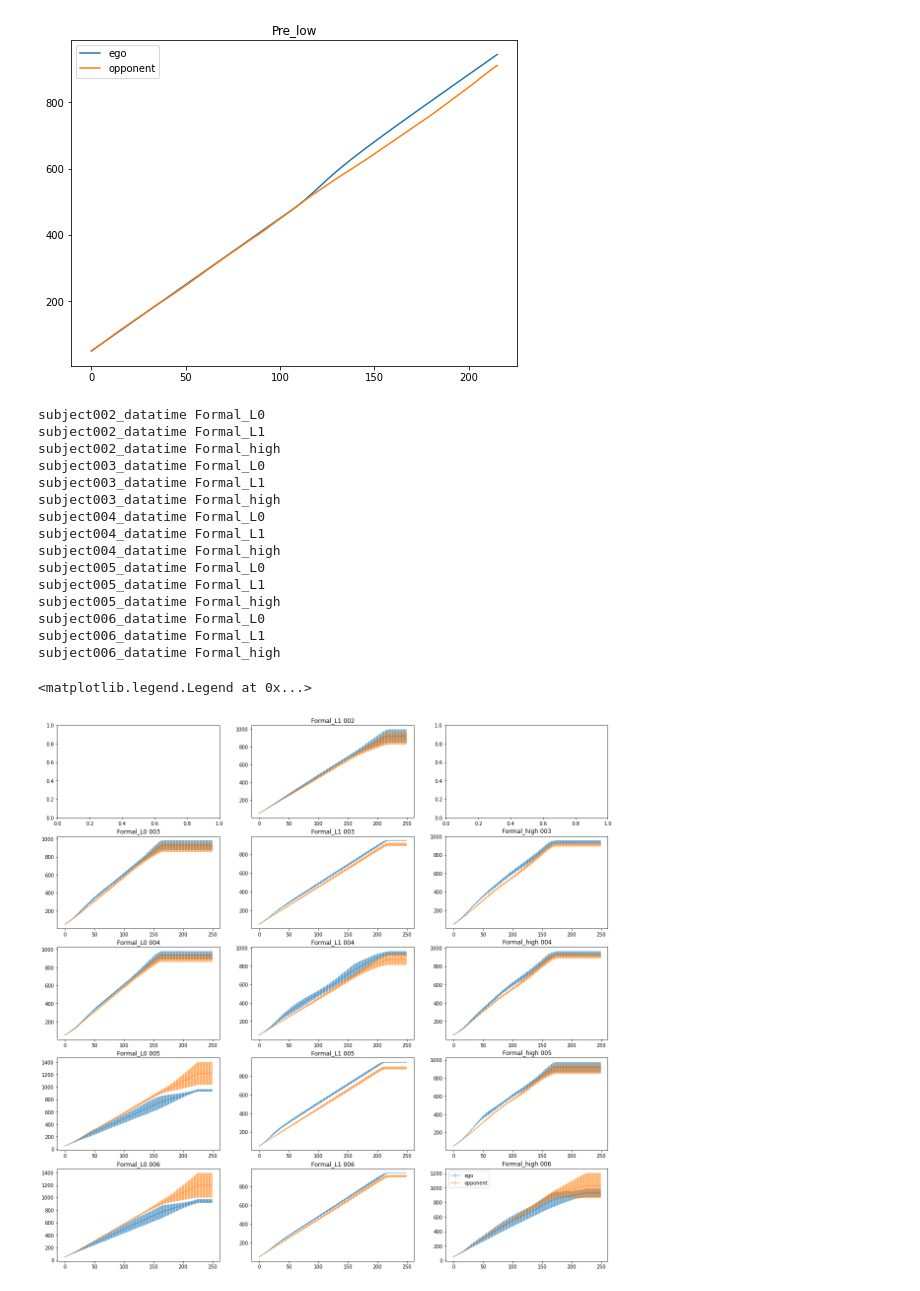
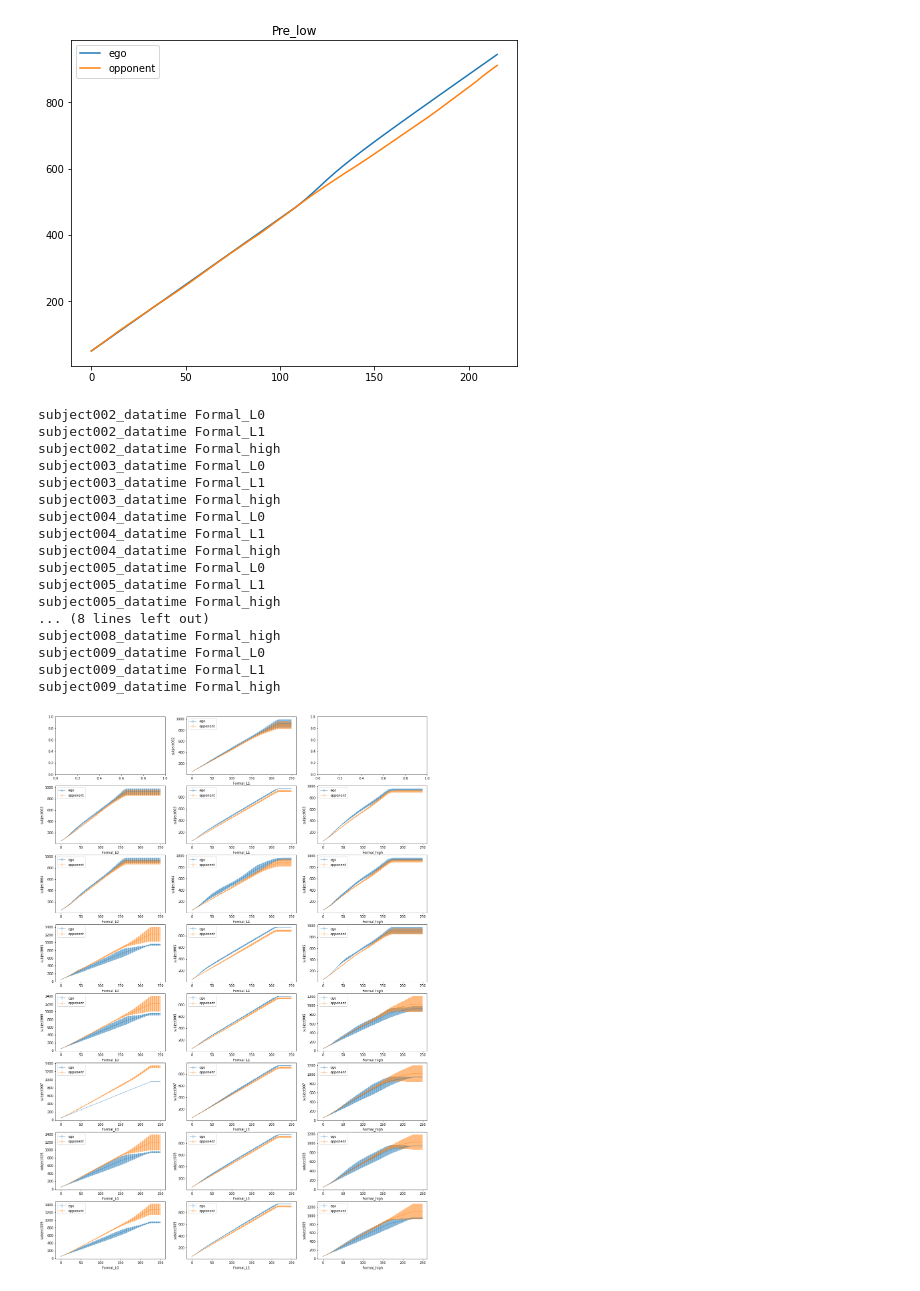
Before and after one commit to YikangZhang1641/merging-gym, a Jupyter notebook: scripts/data/data_analysis.ipynb, the cells around one changed output. Drawn from its saved outputs; the diff is of its cells as text; code cells hidden in the pictures.

```diff
--- a/scripts/data/data_analysis.ipynb
+++ b/scripts/data/data_analysis.ipynb
@@ -48,6 +45,9 @@ plt.plot(x, y, label=filename[:3])
 # %%
 group = {"Pre_low":10, "Pre_L2":10, "Formal_L1":40, "Formal_high":40, "Formal_L0":40}
 formal_list = ["Formal_L0", "Formal_L1", "Formal_high"]
+
+N_tag = len(formal_list)
+N_player = len(FL2)
 # %%
 
 # tag = "result"
@@ -192,7 +192,7 @@ def read_csv(csv_path):
         reward1.append(float(row[12]))
         reward2.append(float(row[13]))
 
-    return dx1, dy1, dv1, rx1, v1, dx2, dy2, dv2, rx2, action1, action2, reward1, reward2
+    return dx1, dy1, dv1, rx1, v1, dx2, dy2, dv2, rx2, v2, action1, action2, reward1, reward2
 
 def plot_speed(v1, v2, title):
     plt.figure(figsize=(8,6))
@@ -205,7 +205,7 @@ def plot_speed(v1, v2, title):
 
 load_path = "subject002_datatime/2022--04--01 13:27:11/episode1 Pre_low"
 # load_path = os.path.join(player, time, filename)
-dx1, dy1, dv1, rx1, v1, dx2, dy2, dv2, rx2, action1, action2, reward1, reward2 = read_csv(load_path)
+dx1, dy1, dv1, rx1, v1, dx2, dy2, dv2, rx2, v2, action1, action2, reward1, reward2 = read_csv(load_path)
 
 x1 = 950-np.array(rx1)
 x2 = 950-np.array(rx2)
@@ -226,7 +226,7 @@ def plot_x_t_error_bar(player, tag, ax):
 #             print(filename)
 
             load_path = os.path.join(player, timestamp, filename)
-            dx1, dy1, dv1, rx1, v1, dx2, dy2, dv2, rx2, action1, action2, reward1, reward2 = read_csv(load_path)
+            dx1, dy1, dv1, rx1, v1, dx2, dy2, dv2, rx2, v2, action1, action2, reward1, reward2 = read_csv(load_path)
 
             if len(rx1) > maxlen:
                 X1.append(rx1[:maxlen])
@@ -251,49 +251,52 @@ def plot_x_t_error_bar(player, tag, ax):
     X2_std = X2.std(axis=0)
 
 
-    ax.title.set_text(tag + ' ' + player[7:10])
+#     ax.title.set_text(tag + ' ' + player[7:10])
 
     ax.errorbar(x=np.array(range(X1.shape[1])), y=X1_mean, yerr=X1_std, fmt="-", alpha=0.5, label="ego")
     ax.errorbar(x=np.array(range(X2.shape[1])), y=X2_mean, yerr=X2_std, fmt="-", alpha=0.5, label="opponent")
 
+    ax.set_xlabel(tag)
+    ax.set_ylabel(player.split("_")[0])
+    ax.legend()
 
 # tag = "Formal_L1"
 # P = "subject002_datatime"
 # fig = plt.figure(figsize=(8,6))
 
-N_tag = len(formal_list)
-N_player = 5
-fig, ax = plt.subplots(N_player, N_tag, figsize=(20,20))
 
+fig, ax = plt.subplots(N_player, N_tag, figsize=(20,30))
+ax
 
 for i in range(N_player):
     player = filelist[i]
 
     for j in range(N_tag):
         tag = formal_list[j]
         print(player, tag)
         plot_x_t_error_bar(player, tag, ax[i][j])
 
-plt.legend()
+# plt.legend()
 # plt.savefig("./test.png")
 # %% [output]
 subject002_datatime Formal_L0
 subject002_datatime Formal_L1
 subject002_datatime Formal_high
 subject003_datatime Formal_L0
 subject003_datatime Formal_L1
 subject003_datatime Formal_high
 subject004_datatime Formal_L0
 subject004_datatime Formal_L1
 subject004_datatime Formal_high
 subject005_datatime Formal_L0
 subject005_datatime Formal_L1
 subject005_datatime Formal_high
-subject006_datatime Formal_L0
-subject006_datatime Formal_L1
-subject006_datatime Formal_high
+... (8 lines left out)
+subject008_datatime Formal_high
+subject009_datatime Formal_L0
+subject009_datatime Formal_L1
+subject009_datatime Formal_high
-<matplotlib.legend.Legend at 0x...>
-[figure, old version]
+[figure, new version]
 # %%
 def plot_v_bar(player, ax):
     V1_means, V2_means = [], []
```
Also changed, not shown: parts of 11 cells of this notebook.
